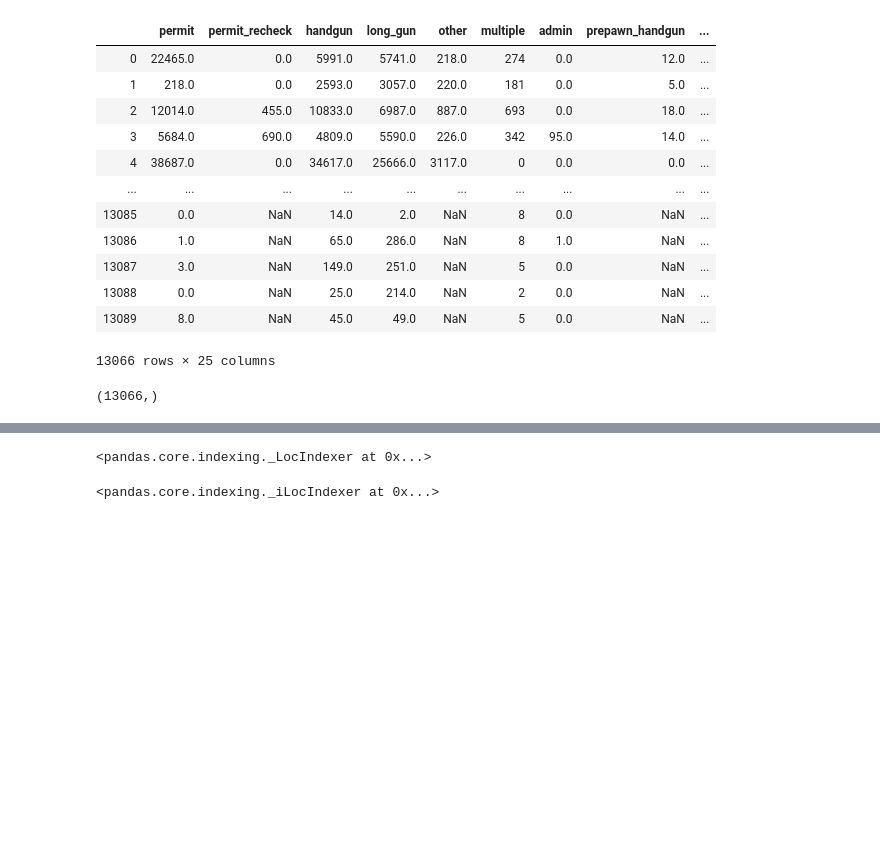
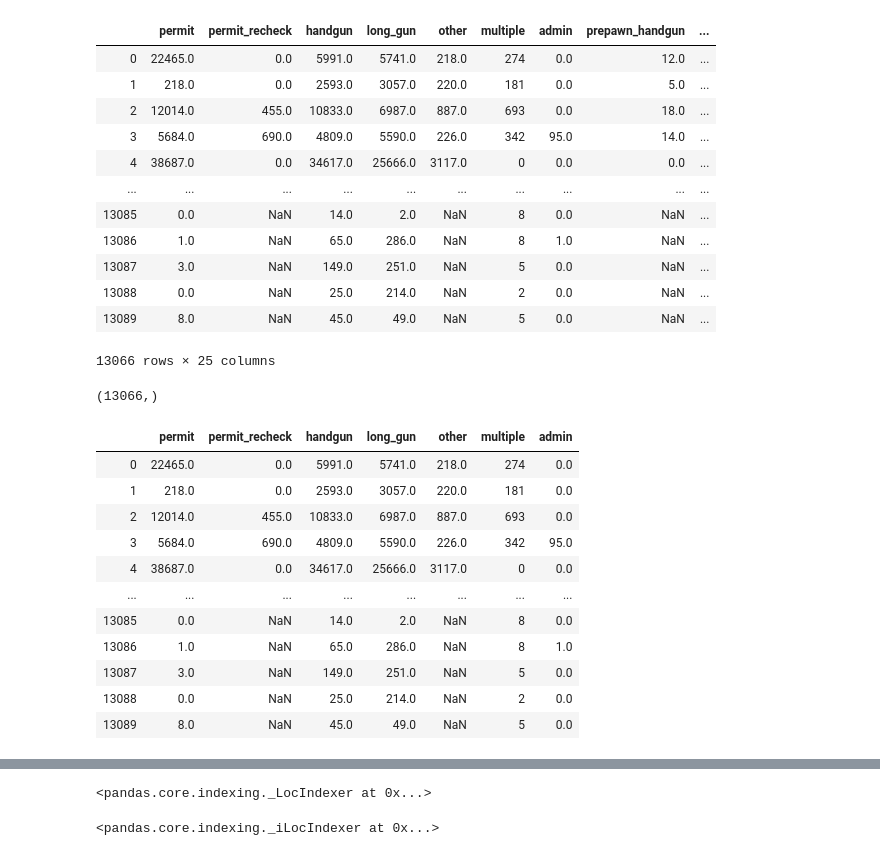
Before and after one commit to lichtend/fall2019, a Jupyter notebook: week2/Week2-assignment.ipynb, the cells around one changed output, grey strips where cells are left out. Cells and saved outputs as stored; diff of their text form; code cells hidden in the pictures; blank space fills up the shorter version.

```diff
--- a/week2/Week2-assignment.ipynb
+++ b/week2/Week2-assignment.ipynb
@@ -338,5 +338,17 @@ guns.loc[guns.permit.notna(), "permit"].shape
 # %% [output]
 (13066,)
 # %%
-guns.loc[guns.permit.notna(), [["permit":"admit"]].shape
+guns.loc[guns.permit.notna(), "permit":"admin"]
 # %% [output]
+|  | permit | permit_recheck | handgun | long_gun | other | multiple | admin |
+| 0 | 22465.0 | 0.0 | 5991.0 | 5741.0 | 218.0 | 274 | 0.0 |
+| 1 | 218.0 | 0.0 | 2593.0 | 3057.0 | 220.0 | 181 | 0.0 |
+| 2 | 12014.0 | 455.0 | 10833.0 | 6987.0 | 887.0 | 693 | 0.0 |
+| 3 | 5684.0 | 690.0 | 4809.0 | 5590.0 | 226.0 | 342 | 95.0 |
+| 4 | 38687.0 | 0.0 | 34617.0 | 25666.0 | 3117.0 | 0 | 0.0 |
+| ... | ... | ... | ... | ... | ... | ... | ... |
+| 13085 | 0.0 | NaN | 14.0 | 2.0 | NaN | 8 | 0.0 |
+| 13086 | 1.0 | NaN | 65.0 | 286.0 | NaN | 8 | 1.0 |
+| 13087 | 3.0 | NaN | 149.0 | 251.0 | NaN | 5 | 0.0 |
+| 13088 | 0.0 | NaN | 25.0 | 214.0 | NaN | 2 | 0.0 |
+| 13089 | 8.0 | NaN | 45.0 | 49.0 | NaN | 5 | 0.0 |
```
Also changed, not shown: parts of 16 cells of this notebook.
